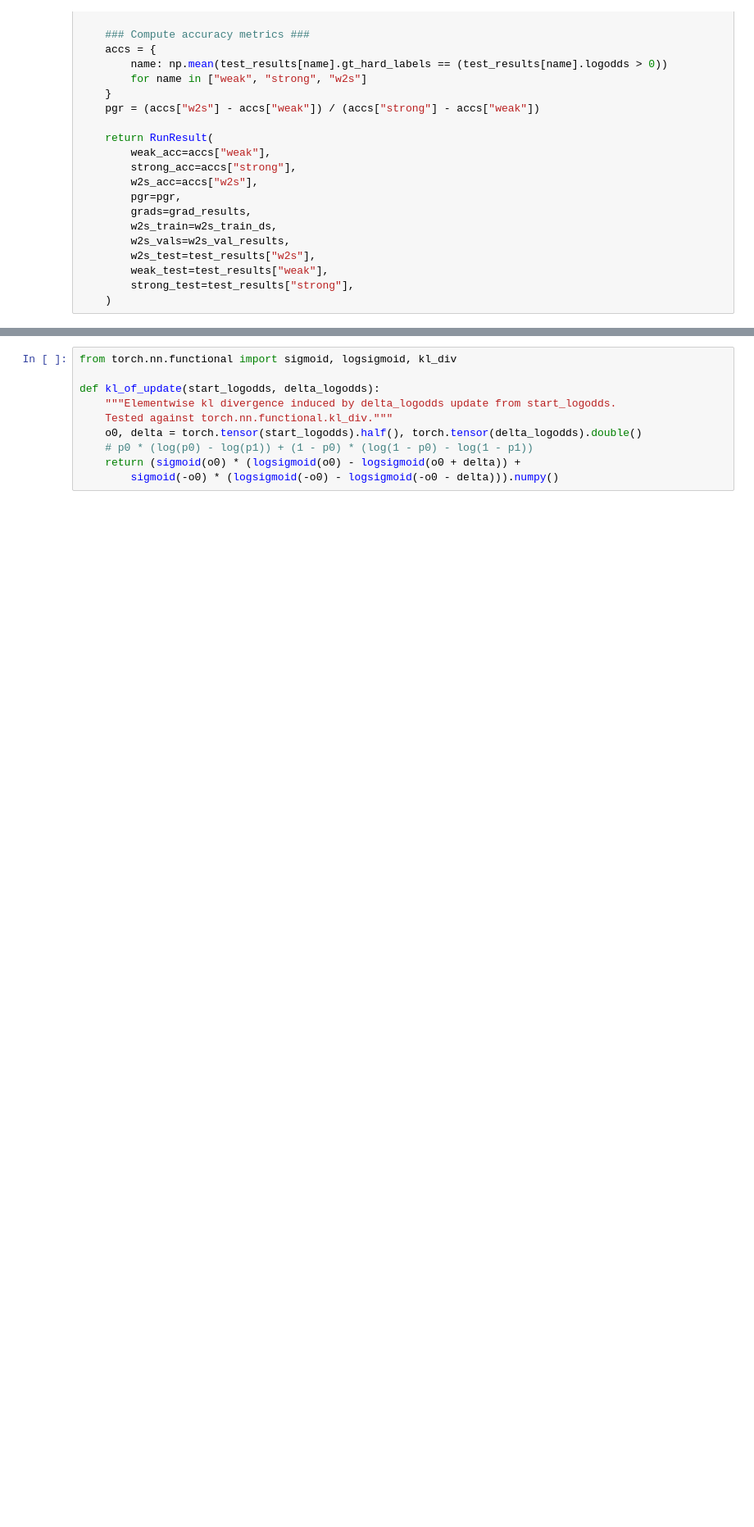
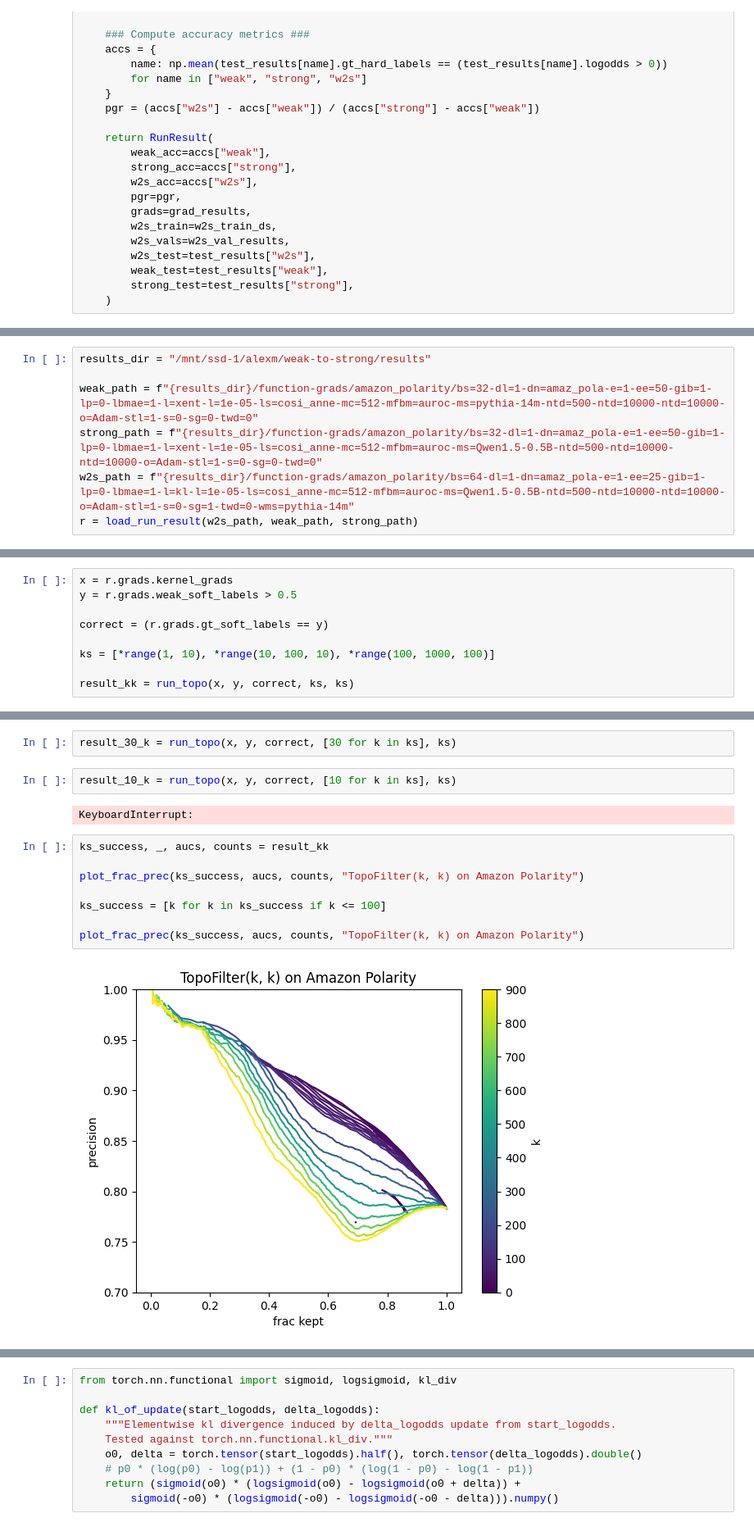
Before and after one commit to EleutherAI/weak-to-strong, a Jupyter notebook: notebooks/grads_analysis.ipynb, the cells around one changed output, grey strips where cells are left out. Shown at 82% size. Drawn from its saved outputs; the diff is of its cells as text; blank space fills up the shorter version.

Commit message:
TopoCC, TopoFilter, ZetaFilter

```diff
--- a/notebooks/grads_analysis.ipynb
+++ b/notebooks/grads_analysis.ipynb
@@ -235,0 +416,7 @@ def load_run_result(w2s_path: str, weak_path: str, strong_path: str) -> RunResul
+# %%
+results_dir = "/mnt/ssd-1/alexm/weak-to-strong/results"
+
+weak_path = f"{results_dir}/function-grads/amazon_polarity/bs=32-dl=1-dn=amaz_pola-e=1-ee=50-gib=1-lp=0-lbmae=1-l=xent-l=1e-05-ls=cosi_anne-mc=512-mfbm=auroc-ms=pythia-14m-ntd=500-ntd=10000-ntd=10000-o=Adam-stl=1-s=0-sg=0-twd=0"
+strong_path = f"{results_dir}/function-grads/amazon_polarity/bs=32-dl=1-dn=amaz_pola-e=1-ee=50-gib=1-lp=0-lbmae=1-l=xent-l=1e-05-ls=cosi_anne-mc=512-mfbm=auroc-ms=Qwen1.5-0.5B-ntd=500-ntd=10000-ntd=10000-o=Adam-stl=1-s=0-sg=0-twd=0"
+w2s_path = f"{results_dir}/function-grads/amazon_polarity/bs=64-dl=1-dn=amaz_pola-e=1-ee=25-gib=1-lp=0-lbmae=1-l=kl-l=1e-05-ls=cosi_anne-mc=512-mfbm=auroc-ms=Qwen1.5-0.5B-ntd=500-ntd=10000-ntd=10000-o=Adam-stl=1-s=0-sg=1-twd=0-wms=pythia-14m"
+r = load_run_result(w2s_path, weak_path, strong_path)
@@ -235,0 +442,9 @@ def load_run_result(w2s_path: str, weak_path: str, strong_path: str) -> RunResul
+# %%
+x = r.grads.kernel_grads
+y = r.grads.weak_soft_labels > 0.5
+
+correct = (r.grads.gt_soft_labels == y)
+
+ks = [*range(1, 10), *range(10, 100, 10), *range(100, 1000, 100)]
+
+result_kk = run_topo(x, y, correct, ks, ks)
@@ -235,0 +455,16 @@ def load_run_result(w2s_path: str, weak_path: str, strong_path: str) -> RunResul
+# %%
+result_30_k = run_topo(x, y, correct, [30 for k in ks], ks)
+# %%
+result_10_k = run_topo(x, y, correct, [10 for k in ks], ks)
+# %% [output]
+KeyboardInterrupt:
+# %%
+ks_success, _, aucs, counts = result_kk
+
+plot_frac_prec(ks_success, aucs, counts, "TopoFilter(k, k) on Amazon Polarity")
+
+ks_success = [k for k in ks_success if k <= 100]
+
+plot_frac_prec(ks_success, aucs, counts, "TopoFilter(k, k) on Amazon Polarity")
+# %% [output]
+[figure, added]
```
Also changed, not shown: parts of 43 cells of this notebook, 1 other file.
